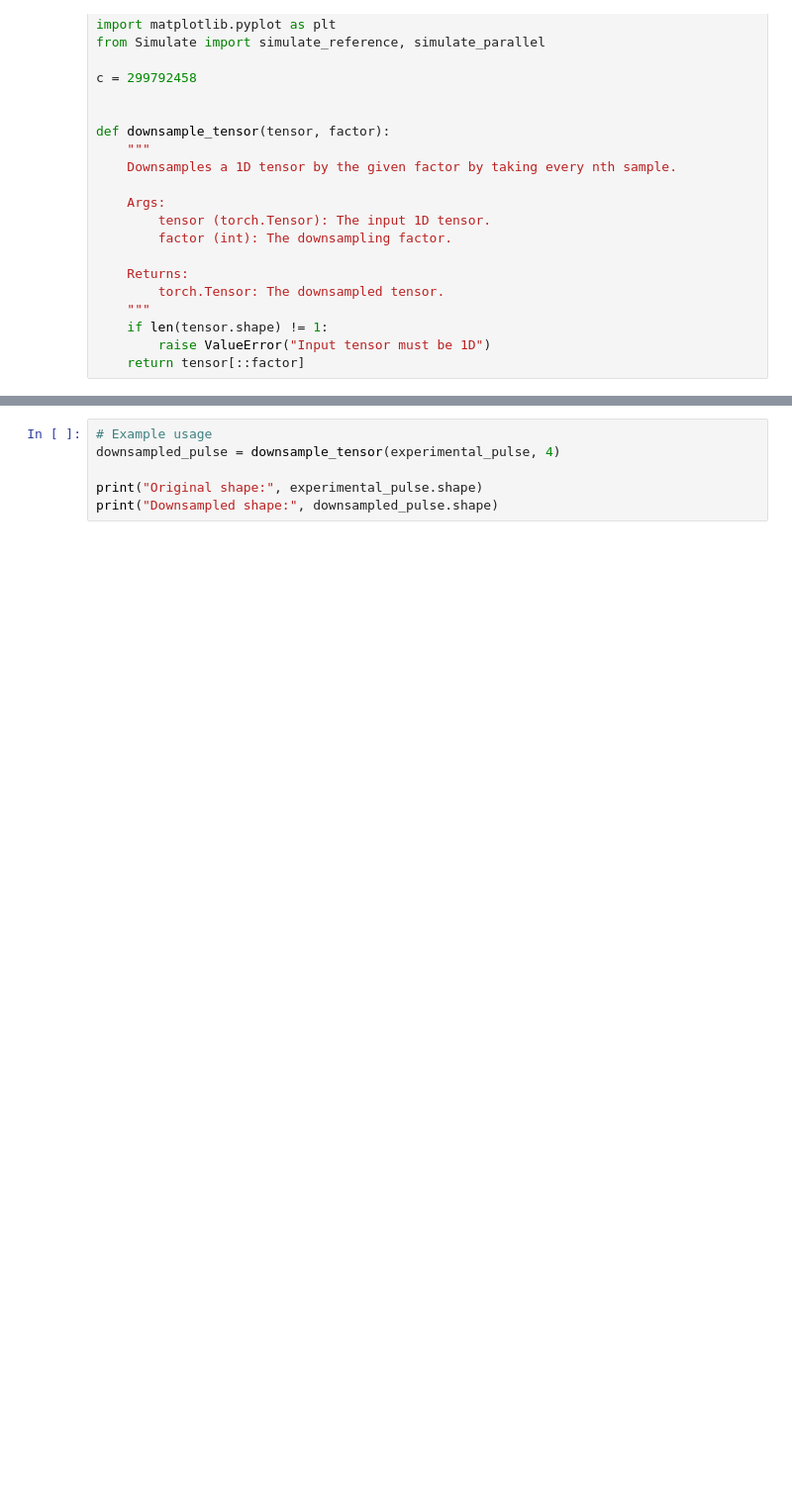
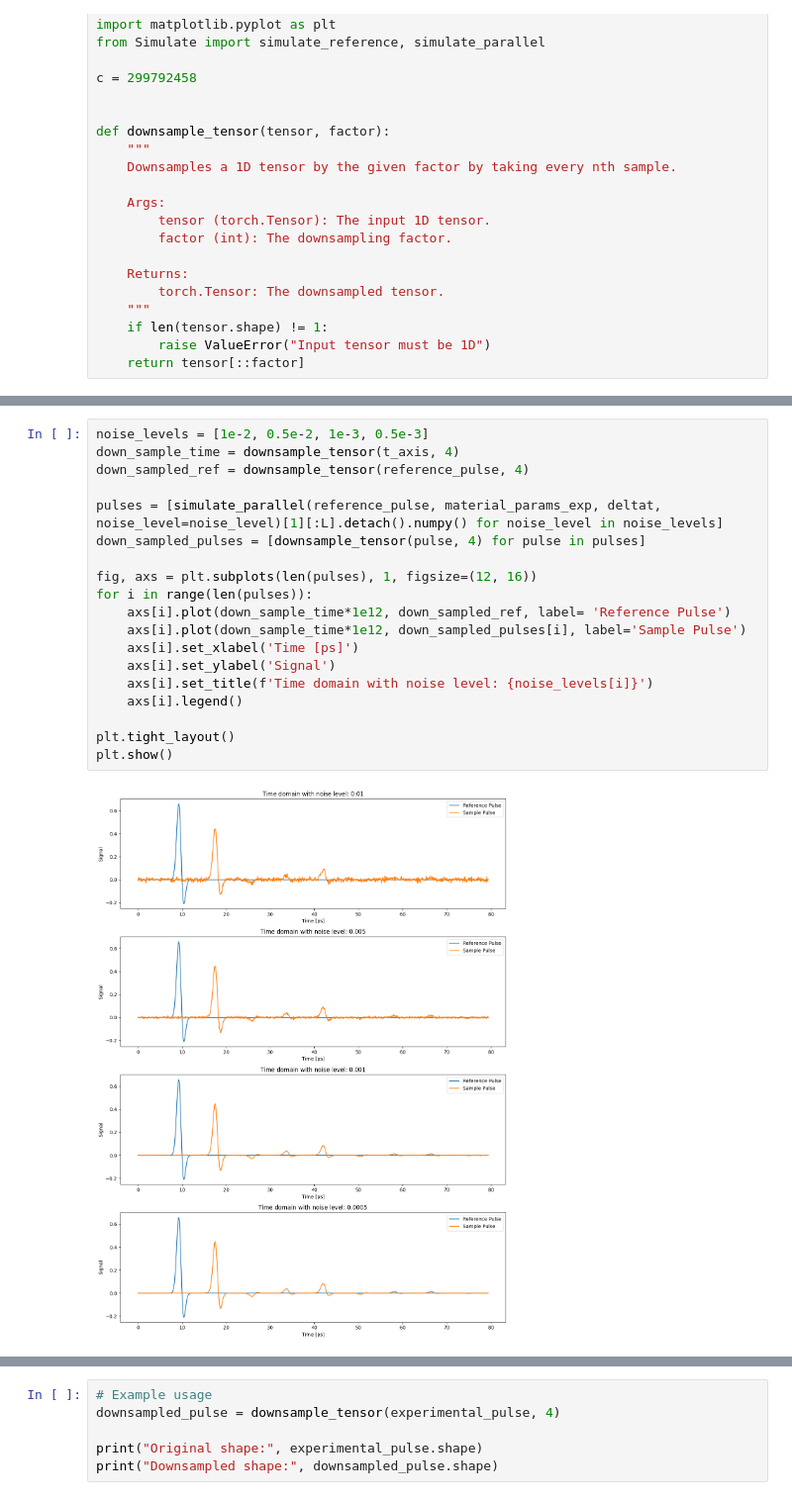
Before and after one commit to tls54/THz-TD-CNN, a Jupyter notebook: Data_collection.ipynb, the cells around one changed output, grey strips where cells are left out. Shown at 99% size. Cells and saved outputs as stored; diff of their text form; blank space fills up the shorter version.

```diff
--- a/Data_collection.ipynb
+++ b/Data_collection.ipynb
@@ -32,0 +58,21 @@ workers available: 11
+# %%
+noise_levels = [1e-2, 0.5e-2, 1e-3, 0.5e-3]
+down_sample_time = downsample_tensor(t_axis, 4)
+down_sampled_ref = downsample_tensor(reference_pulse, 4)
+
+pulses = [simulate_parallel(reference_pulse, material_params_exp, deltat, noise_level=noise_level)[1][:L].detach().numpy() for noise_level in noise_levels]
+down_sampled_pulses = [downsample_tensor(pulse, 4) for pulse in pulses]
+
+fig, axs = plt.subplots(len(pulses), 1, figsize=(12, 16))
+for i in range(len(pulses)):
+    axs[i].plot(down_sample_time*1e12, down_sampled_ref, label= 'Reference Pulse')
+    axs[i].plot(down_sample_time*1e12, down_sampled_pulses[i], label='Sample Pulse')
+    axs[i].set_xlabel('Time [ps]')
+    axs[i].set_ylabel('Signal')
+    axs[i].set_title(f'Time domain with noise level: {noise_levels[i]}')
+    axs[i].legend()
+
+plt.tight_layout()
+plt.show()
+# %% [output]
+[figure, added]
```
Also changed, not shown: parts of 9 cells of this notebook.
